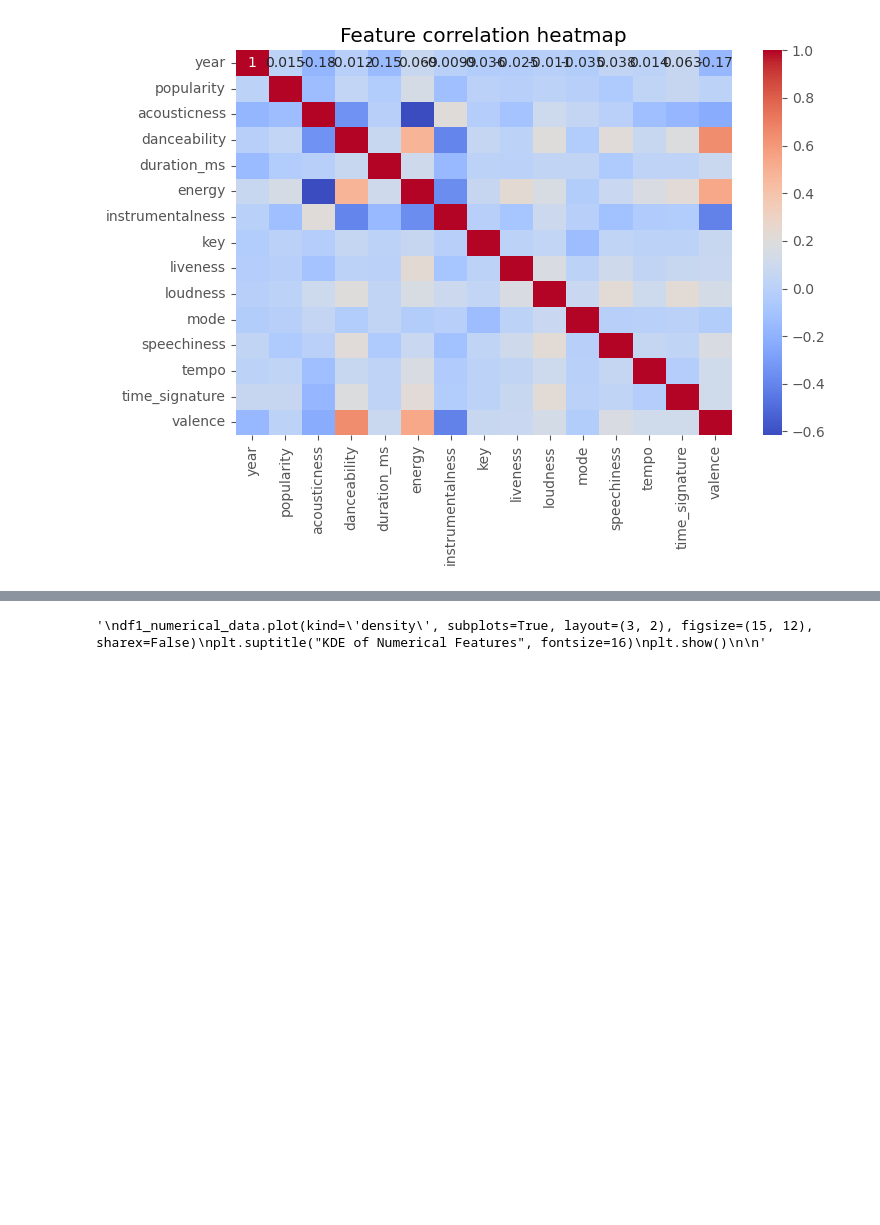
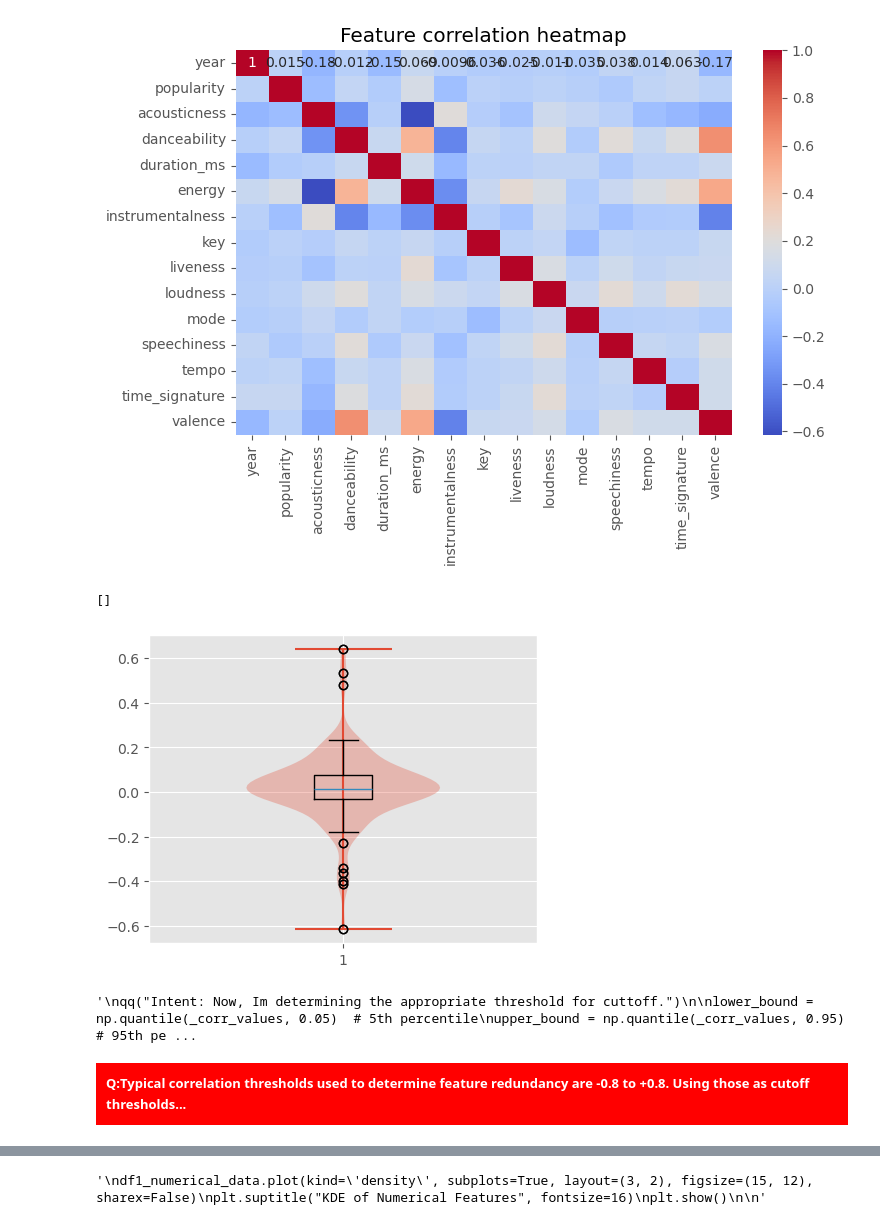
Before and after one commit to yogesh-codes/SongsRecommender, a Jupyter notebook: spotify-tracks.ipynb, the cells around one changed output, grey strips where cells are left out. Cells and saved outputs as stored; diff of their text form; code cells hidden in the pictures; blank space fills up the shorter version.

```diff
--- a/spotify-tracks.ipynb
+++ b/spotify-tracks.ipynb
@@ -101,9 +464,48 @@ df20_numerical_data
 # %%
+corr_matrix=df_numerical_cols_data.corr()
+
 plt.figure(figsize=(8,5))
-sns.heatmap(df20_numerical_data.corr(),annot=True,cmap="coolwarm")
+sns.heatmap(corr_matrix,annot=True,cmap="coolwarm")
 plt.title("Feature correlation heatmap")
 plt.show()
 
 # correlation is scale invariant, no need to normalise first
 # %% [output]
 [figure]
+# %%
+_corr_values=corr_matrix.values.flatten()
+_corr_values=_corr_values[_corr_values != 1]
+
+plt.figure(figsize=(5,4))
+plt.violinplot(_corrm_values)
+plt.boxplot(_corrm_values)
+plt.plot()
+# %% [output]
+[]
+[figure, added]
+# %%
+'''
+qq("Intent: Now, Im determining the appropriate threshold for cuttoff.")
+
+lower_bound = np.quantile(_corr_values, 0.05)  # 5th percentile
+upper_bound = np.quantile(_corr_values, 0.95)  # 95th percentile
+
+finding(f"Suggested thresholds based on quantiles: Lower={lower_bound:.2f}, Upper={upper_bound:.2f}")
+
+mean_corr = np.mean(_corr_values)
+std_corr = np.std(_corr_values)
+
+# Set threshold as 1 standard deviation from the mean
+lower_bound = mean_corr - 1.5* std_corr
+upper_bound = mean_corr + 1.5* std_corr
+
+finding(f"Suggested thresholds based on mean ± std: Lower={lower_bound:.2f}, Upper={upper_bound:.2f}")
+'''
+# %% [output]
+'\nqq("Intent: Now, Im determining the appropriate threshold for cuttoff.")\n\nlower_bound = np.quantile(_corr_values, 0.05)  # 5th percentile\nupper_bound = np.quantile(_corr_values, 0.95)  # 95th pe ...
+# %%
+qq("Typical correlation thresholds used to determine feature redundancy are -0.8 to +0.8. Using those as cutoff thresholds...")
+lower_bound=-.8
+upper_bound=+.8
+# %% [output]
+Q:Typical correlation thresholds used to determine feature redundancy are -0.8 to +0.8. Using those as cutoff thresholds...
```
Also changed, not shown: parts of 56 cells of this notebook.
